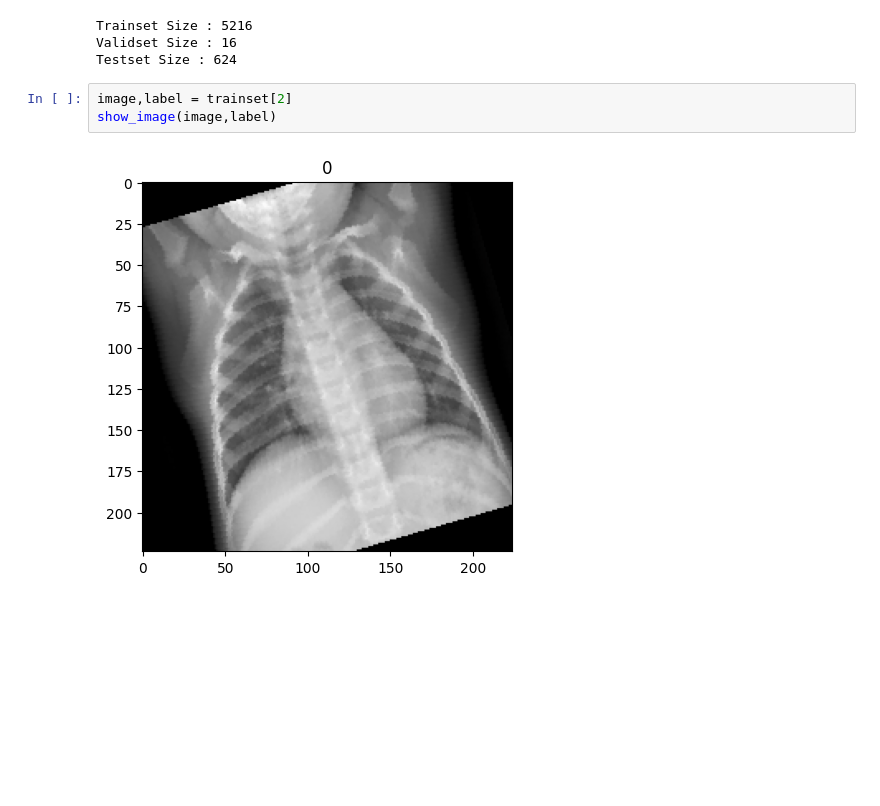
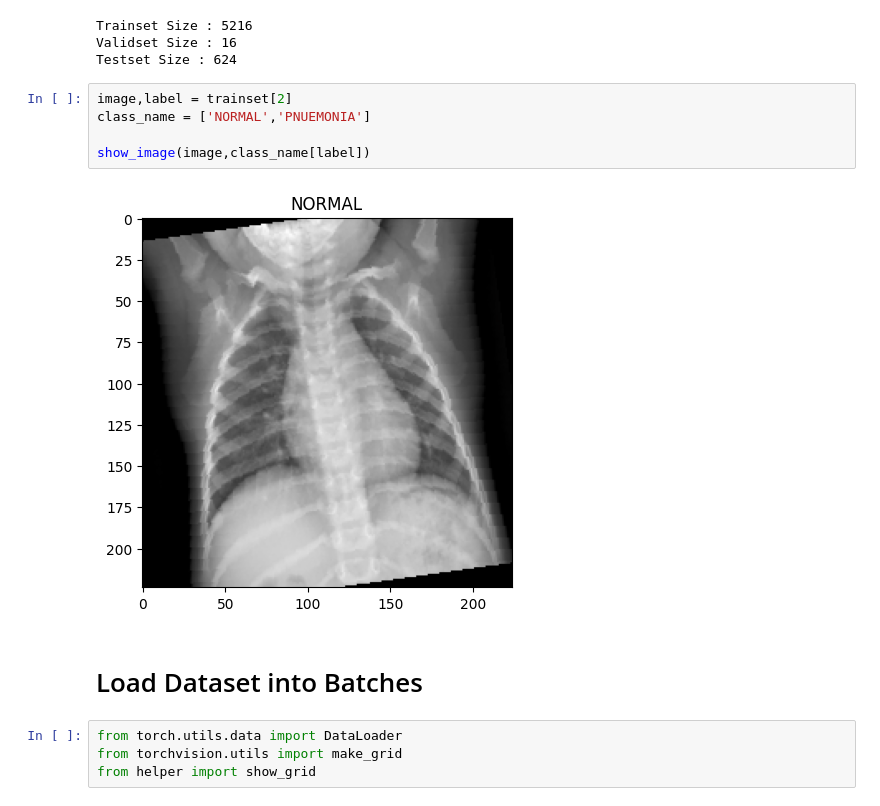
Before and after one commit to mahmedmajeedai/learning-pytorch, a Jupyter notebook: projects/Pneumonia Classification/Pneumonia Classification using PyTorch.ipynb, the cells around one changed output. Drawn from its saved outputs; the diff is of its cells as text; blank space fills up the shorter version.

Commit message:
Loader added

```diff
--- a/projects/Pneumonia Classification/Pneumonia Classification using PyTorch.ipynb
+++ b/projects/Pneumonia Classification/Pneumonia Classification using PyTorch.ipynb
@@ -114,6 +114,14 @@ Validset Size : 16
 Testset Size : 624
 # %%
 image,label = trainset[2]
-show_image(image,label)
+class_name = ['NORMAL','PNUEMONIA']
+
+show_image(image,class_name[label])
 # %% [output]
-[figure, old version]
+[figure, new version]
+# %% [markdown]
+# Load Dataset into Batches
+# %%
+from torch.utils.data import DataLoader
+from torchvision.utils import make_grid
+from helper import show_grid
```
Also changed, not shown: parts of 1 cell of this notebook.
